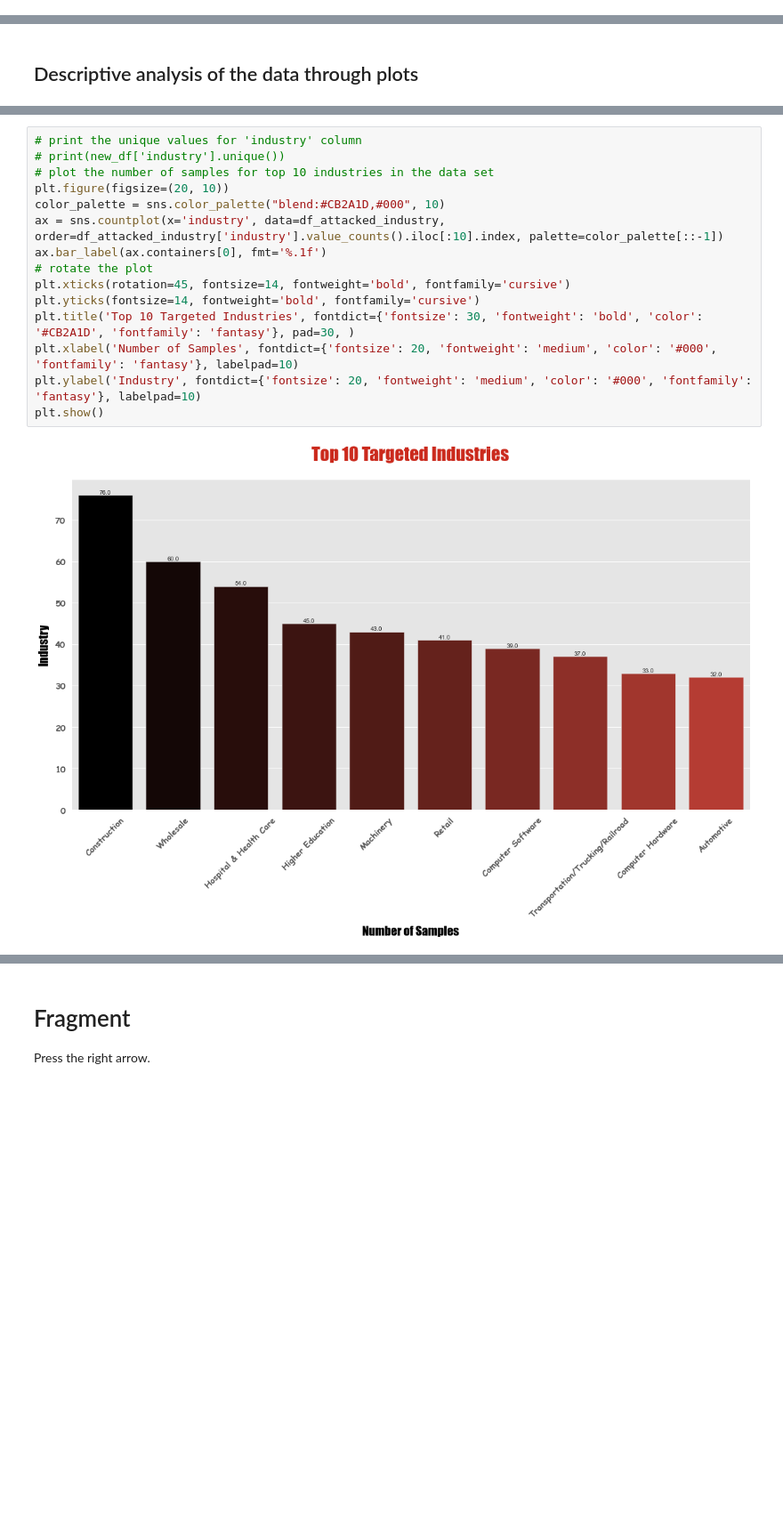
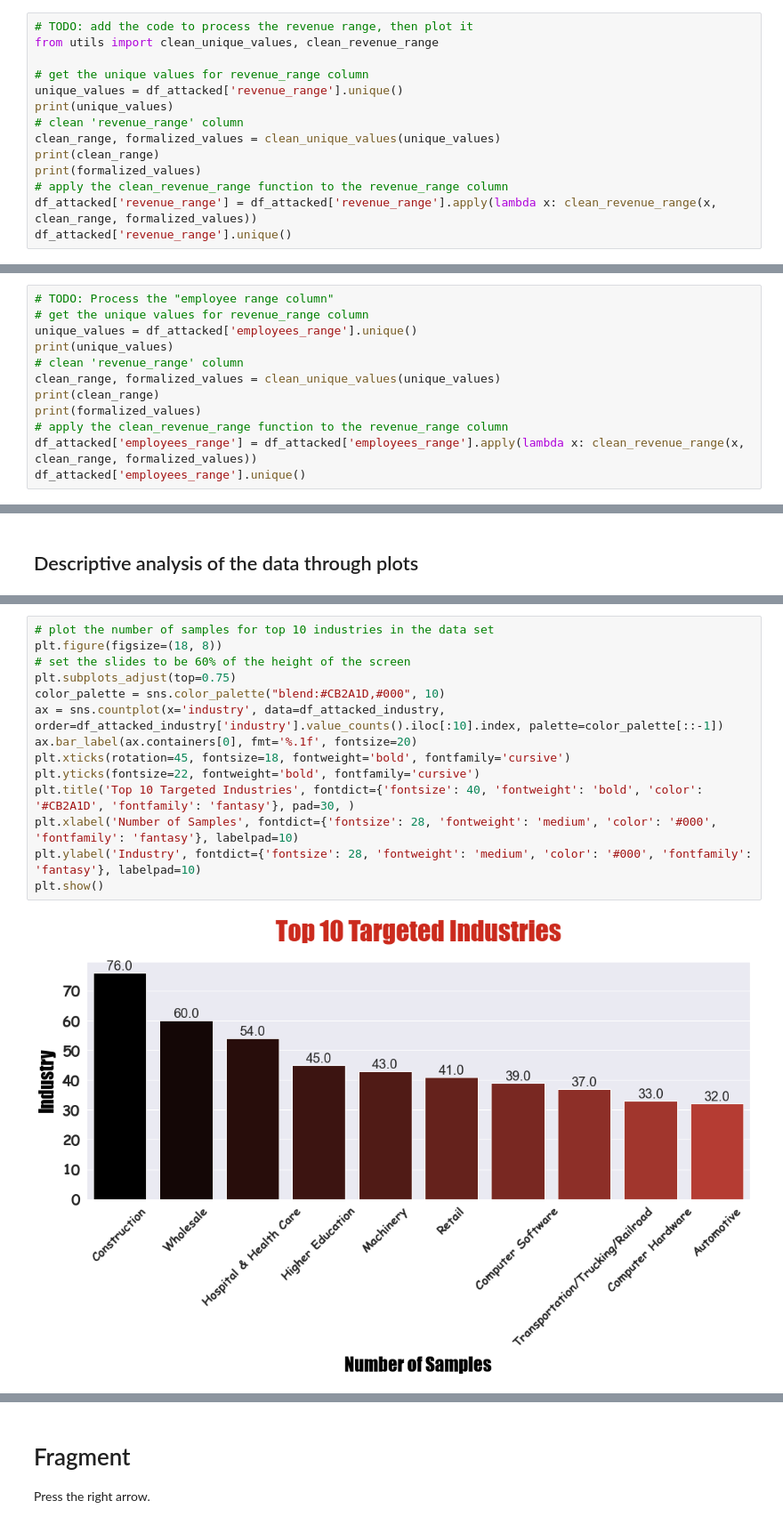
Before and after one commit to DoniaEsawi/Ransomware-Revealed, a Jupyter notebook: jupyter2slides/static/presentation_template.ipynb, the cells around one changed output, grey strips where cells are left out. Shown at 89% size. Drawn from its saved outputs; the diff is of its cells as text; blank space fills up the shorter version.

```diff
--- a/jupyter2slides/static/presentation_template.ipynb
+++ b/jupyter2slides/static/presentation_template.ipynb
@@ -142,0 +153,14 @@ array([ True, False])
+# %%
+# TODO: add the code to process the revenue range, then plot it
+from utils import clean_unique_values, clean_revenue_range
+
+# get the unique values for revenue_range column
+unique_values = df_attacked['revenue_range'].unique()
+print(unique_values)
+# clean 'revenue_range' column
+clean_range, formalized_values = clean_unique_values(unique_values)
+print(clean_range)
+print(formalized_values)
+# apply the clean_revenue_range function to the revenue_range column
+df_attacked['revenue_range'] = df_attacked['revenue_range'].apply(lambda x: clean_revenue_range(x, clean_range, formalized_values))
+df_attacked['revenue_range'].unique()
@@ -142,0 +177,12 @@ array([ True, False])
+# %%
+# TODO: Process the "employee range column"
+# get the unique values for revenue_range column
+unique_values = df_attacked['employees_range'].unique()
+print(unique_values)
+# clean 'revenue_range' column
+clean_range, formalized_values = clean_unique_values(unique_values)
+print(clean_range)
+print(formalized_values)
+# apply the clean_revenue_range function to the revenue_range column
+df_attacked['employees_range'] = df_attacked['employees_range'].apply(lambda x: clean_revenue_range(x, clean_range, formalized_values))
+df_attacked['employees_range'].unique()
@@ -152,17 +230,16 @@ df_attacked_industry.dropna(subset=['industry'], inplace=True)
 # %%
-# print the unique values for 'industry' column
-# print(new_df['industry'].unique())
 # plot the number of samples for top 10 industries in the data set
-plt.figure(figsize=(20, 10))
+plt.figure(figsize=(18, 8))
+# set the slides to be 60% of the height of the screen
+plt.subplots_adjust(top=0.75)
 color_palette = sns.color_palette("blend:#CB2A1D,#000", 10)
 ax = sns.countplot(x='industry', data=df_attacked_industry, order=df_attacked_industry['industry'].value_counts().iloc[:10].index, palette=color_palette[::-1])
-ax.bar_label(ax.containers[0], fmt='%.1f')
-# rotate the plot
-plt.xticks(rotation=45, fontsize=14, fontweight='bold', fontfamily='cursive')
-plt.yticks(fontsize=14, fontweight='bold', fontfamily='cursive')
-plt.title('Top 10 Targeted Industries', fontdict={'fontsize': 30, 'fontweight': 'bold', 'color': '#CB2A1D', 'fontfamily': 'fantasy'}, pad=30, )
-plt.xlabel('Number of Samples', fontdict={'fontsize': 20, 'fontweight': 'medium', 'color': '#000', 'fontfamily': 'fantasy'}, labelpad=10)
-plt.ylabel('Industry', fontdict={'fontsize': 20, 'fontweight': 'medium', 'color': '#000', 'fontfamily': 'fantasy'}, labelpad=10)
+ax.bar_label(ax.containers[0], fmt='%.1f', fontsize=20)
+plt.xticks(rotation=45, fontsize=18, fontweight='bold', fontfamily='cursive')
+plt.yticks(fontsize=22, fontweight='bold', fontfamily='cursive')
+plt.title('Top 10 Targeted Industries', fontdict={'fontsize': 40, 'fontweight': 'bold', 'color': '#CB2A1D', 'fontfamily': 'fantasy'}, pad=30, )
+plt.xlabel('Number of Samples', fontdict={'fontsize': 28, 'fontweight': 'medium', 'color': '#000', 'fontfamily': 'fantasy'}, labelpad=10)
+plt.ylabel('Industry', fontdict={'fontsize': 28, 'fontweight': 'medium', 'color': '#000', 'fontfamily': 'fantasy'}, labelpad=10)
 plt.show()
 # %% [output]
-[figure, old version]
+[figure, new version]
```
Also changed, not shown: parts of 18 cells of this notebook, 4 other files.
